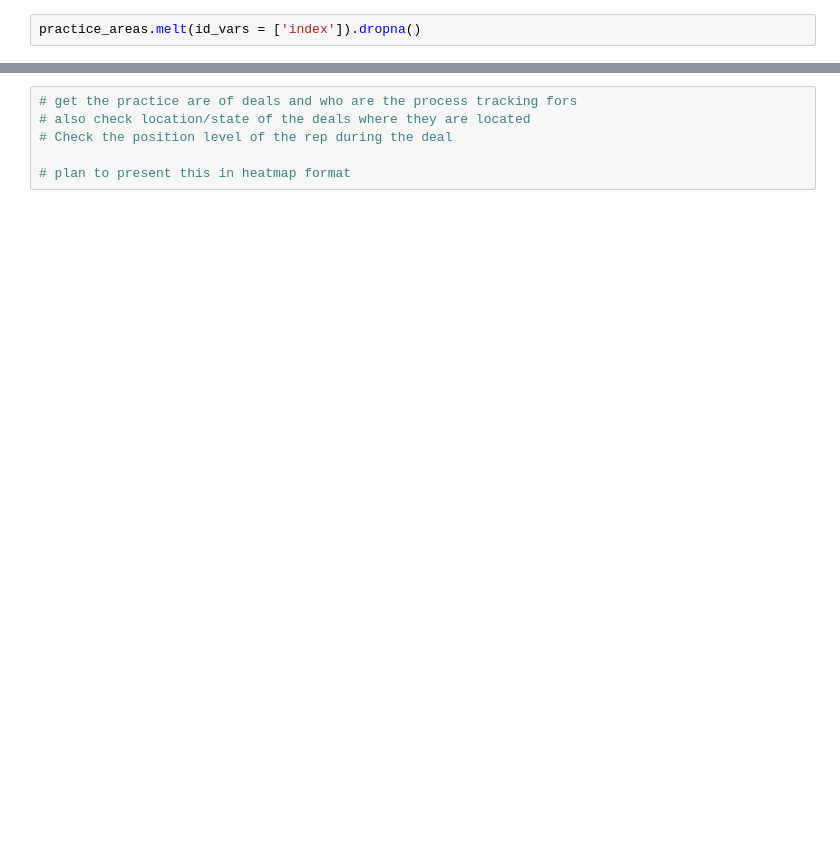
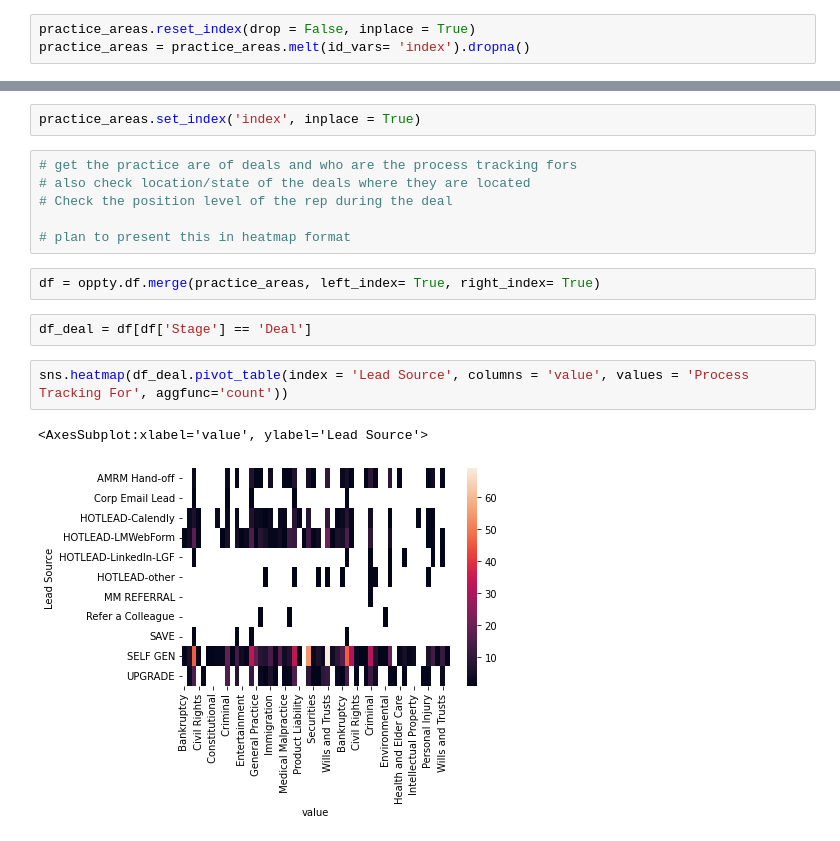
Before and after one commit to rapiinel/sales_rep_lead_preference, a Jupyter notebook: Untitled.ipynb, the cells around one changed output, grey strips where cells are left out. Saved outputs shown, nothing was run; the diff lists cells and outputs as text; blank space fills up the shorter version.

Commit message:
checking the distribution of each lead source type

```diff
--- a/Untitled.ipynb
+++ b/Untitled.ipynb
@@ -199,2 +179,3 @@ practice_areas.reset_index(drop = False, inplace = True)
 # %%
-practice_areas.melt(id_vars = ['index']).dropna()
+practice_areas.reset_index(drop = False, inplace = True)
+practice_areas = practice_areas.melt(id_vars= 'index').dropna()
@@ -231,6 +182,17 @@ oppty.df[['Process Tracking For']]
+# %%
+practice_areas.set_index('index', inplace = True)
 # %%
 # get the practice are of deals and who are the process tracking fors
 # also check location/state of the deals where they are located
 # Check the position level of the rep during the deal
 
 # plan to present this in heatmap format
+# %%
+df = oppty.df.merge(practice_areas, left_index= True, right_index= True)
+# %%
+df_deal = df[df['Stage'] == 'Deal']
+# %%
+sns.heatmap(df_deal.pivot_table(index = 'Lead Source', columns = 'value', values = 'Process Tracking For', aggfunc='count'))
+# %% [output]
+<AxesSubplot:xlabel='value', ylabel='Lead Source'>
+[figure, added]
```
Also changed, not shown: parts of 16 cells of this notebook.
